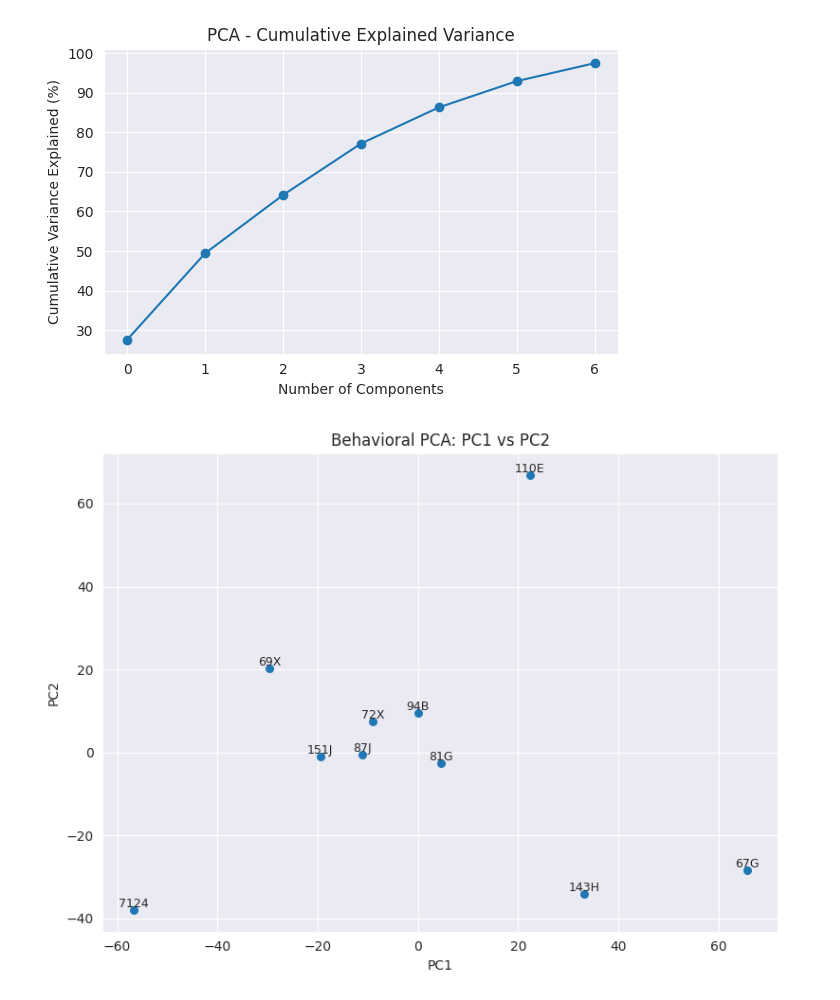
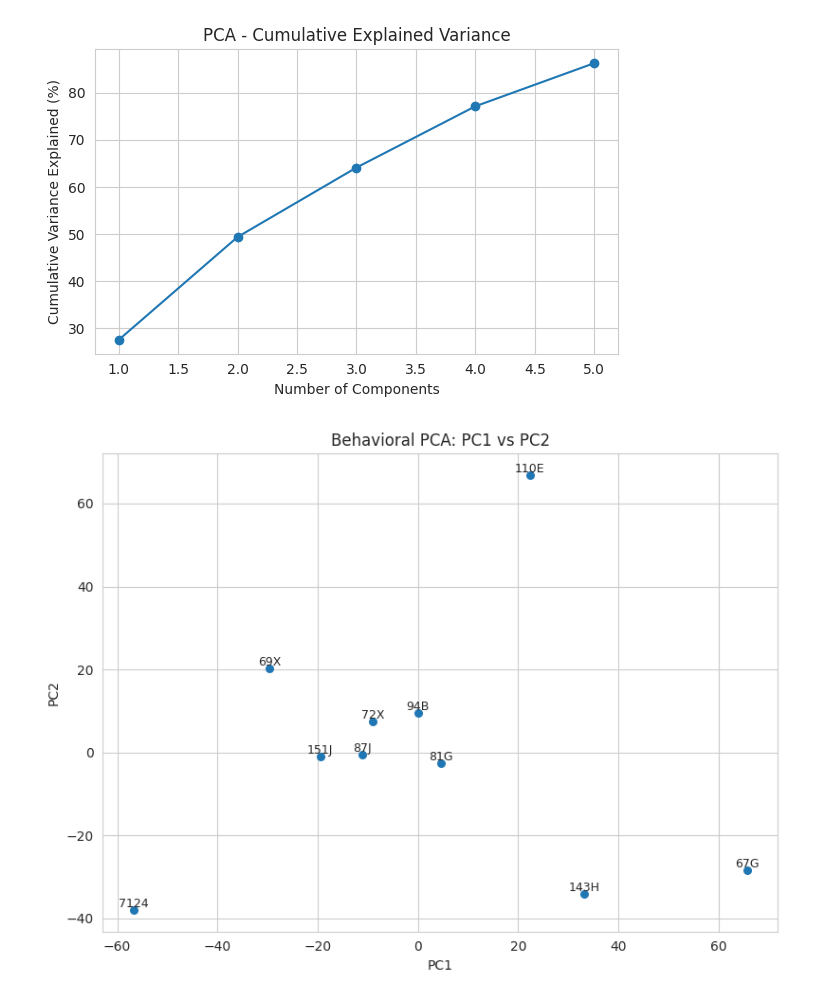
Before and after one commit to EdConnorLab/Julie, a Jupyter notebook: notebooks/PCA_regression.ipynb, the cells around one changed output. Saved outputs shown, nothing was run; the diff lists cells and outputs as text; code cells hidden in the pictures.

```diff
--- a/notebooks/PCA_regression.ipynb
+++ b/notebooks/PCA_regression.ipynb
@@ -56,7 +56,8 @@ array([[ 0, 19,  9, 38, 84, 27, 13, 14,  4,  9,  0,  0,  0,  1,  0,  1,
          5,  2,  5,  0,  0,  0,  0,  0,  5,  4,  1,  0,  6,  0]])
 # %%
 # PCA
-pca = PCA(n_components=7)
+n_components=5
+pca = PCA(n_components=n_components)
 X_pca = pca.fit_transform(X)
 
 # Result as DataFrame
@@ -64,17 +65,17 @@ pca_df = pd.DataFrame(X_pca, columns=[f'PC{i+1}' for i in range(X_pca.shape[1])]
 # %%
 import matplotlib.pyplot as plt
 
 # Cumulative explained variance plot
 plt.figure(figsize=(6, 4))
-plt.plot(np.cumsum(pca.explained_variance_ratio_ * 100), marker='o')
+plt.plot(range(1,n_components+1),np.cumsum(pca.explained_variance_ratio_ * 100), marker='o')
 plt.xlabel('Number of Components')
 plt.ylabel('Cumulative Variance Explained (%)')
 plt.title('PCA - Cumulative Explained Variance')
 plt.grid(True)
 plt.tight_layout()
 plt.show()
 # %% [output]
-[figure, old version]
+[figure, new version]
 # %%
 plt.figure(figsize=(8, 6))
 plt.scatter(pca_df['PC1'], pca_df['PC2'], s=30)
```
Also changed, not shown: parts of 23 cells of this notebook, 2 other files.
